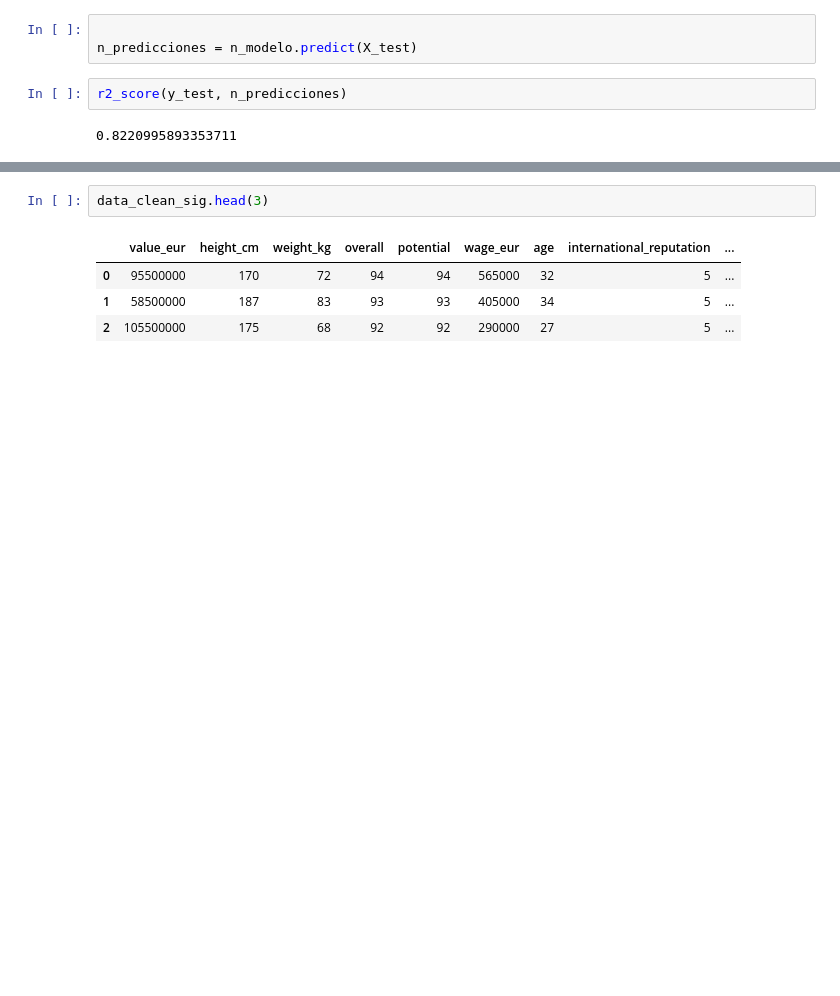
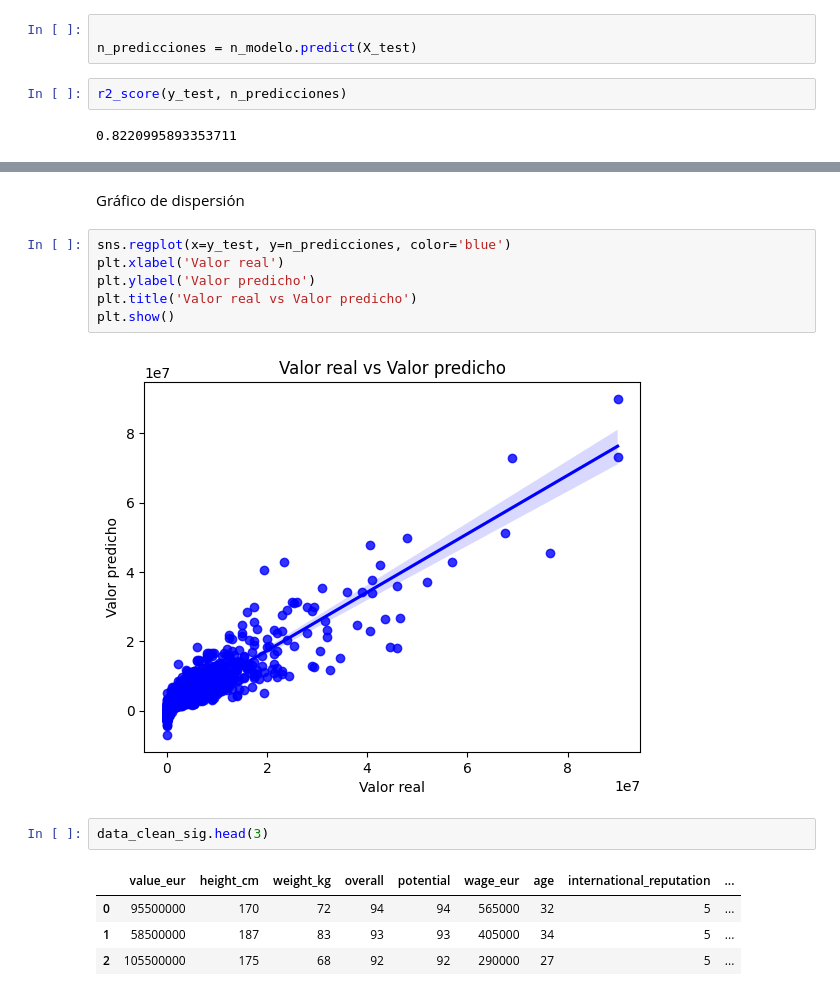
Before and after one commit to LuisBDev/FIFA-22-Player-Price-Prediction, a Jupyter notebook: Challenge1_Luis_Balarezo_Ramos.ipynb, the cells around one changed output, grey strips where cells are left out. Cells and saved outputs as stored; diff of their text form; blank space fills up the shorter version.

Commit message:
regplot grafico dispersion predicciones vs valores verdaderos

```diff
--- a/Challenge1BalarezoLuis.ipynb
+++ b/Challenge1_Luis_Balarezo_Ramos.ipynb
@@ -352,6 +352,16 @@ R-squared (uncentered):    0.828               Scale:                          6
 specified.
 [3] The condition number is large, 8.46e+04. This might indicate                that there
 are strong multicollinearity or other numerical                problems.
+# %% [markdown]
+Gráfico de dispersión
+# %%
+sns.regplot(x=y_test, y=n_predicciones, color='blue')
+plt.xlabel('Valor real')
+plt.ylabel('Valor predicho')
+plt.title('Valor real vs Valor predicho')
+plt.show()
+# %% [output]
+[figure, added]
 # %%
 data_clean_sig.head(3)
 # %% [output]
```
Also changed, not shown: parts of 3 cells of this notebook.
